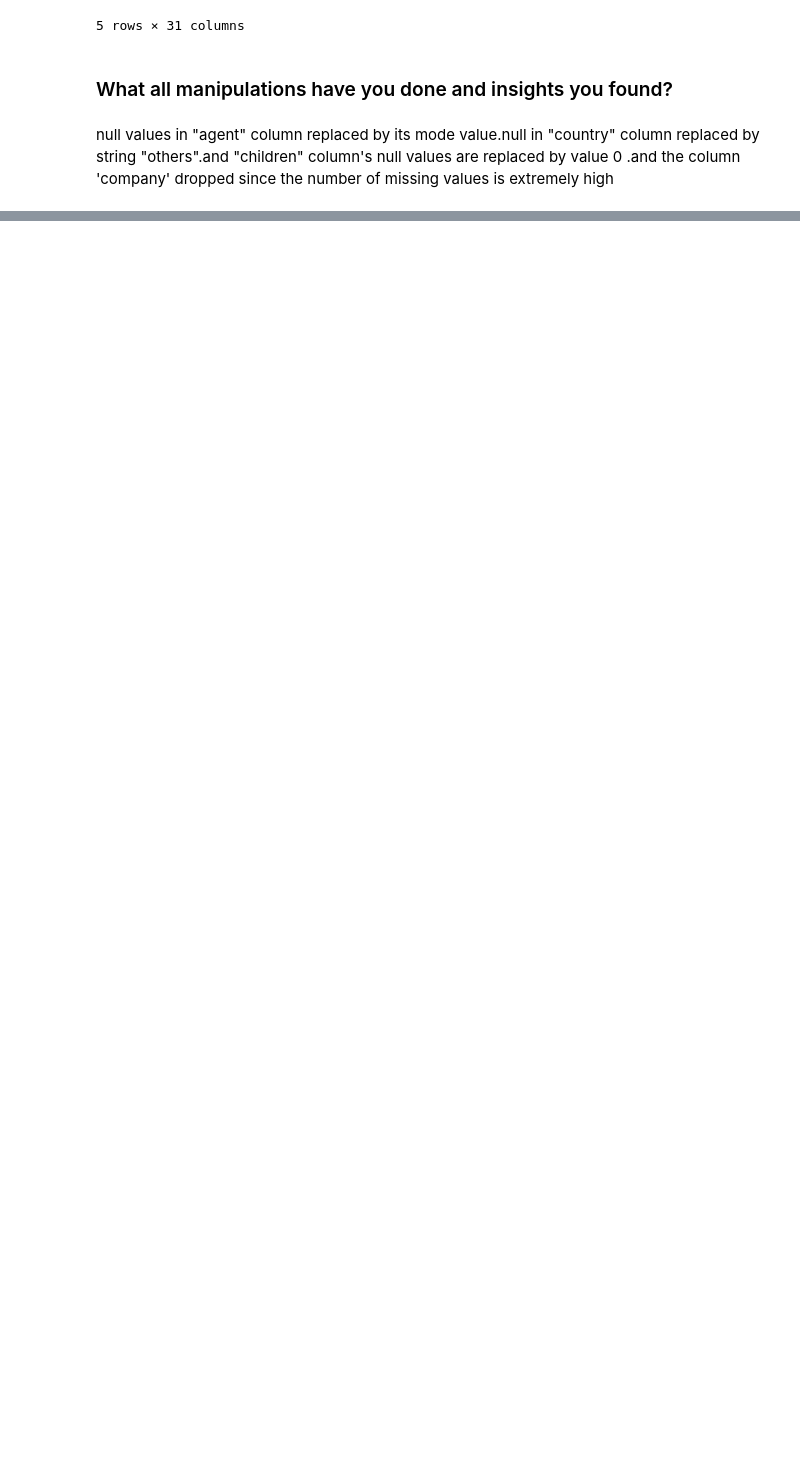
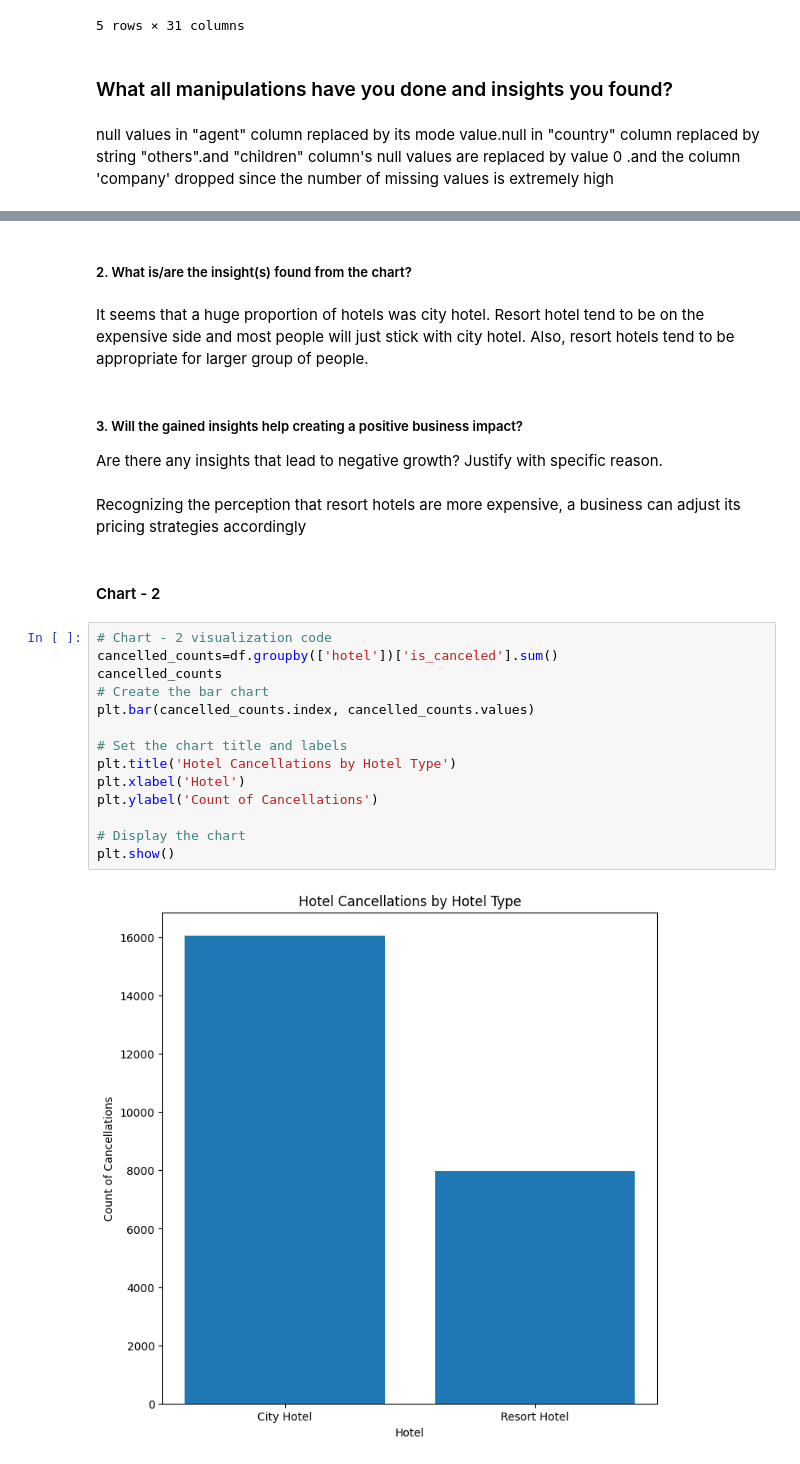
Before and after one commit to deepanshudagdi/EDA-Hotel-Bookings, a Jupyter notebook: EDA_hotel_booking_Samhitha_Template.ipynb, the cells around one changed output, grey strips where cells are left out. Drawn from its saved outputs; the diff is of its cells as text; blank space fills up the shorter version.

```diff
--- a/EDA_hotel_booking_Samhitha_Template.ipynb
+++ b/EDA_hotel_booking_Samhitha_Template.ipynb
@@ -326,0 +338,28 @@ null values in "agent" column replaced by its mode value.null in "country" colum
+# %% [markdown]
+##### 2. What is/are the insight(s) found from the chart?
+# %% [markdown]
+It seems that a huge proportion of hotels was city hotel. Resort hotel tend to be on the expensive side and most people will just stick with city hotel.
+Also, resort hotels tend to be appropriate for larger group of people.
+# %% [markdown]
+##### 3. Will the gained insights help creating a positive business impact?
+Are there any insights that lead to negative growth? Justify with specific reason.
+# %% [markdown]
+Recognizing the perception that resort hotels are more expensive, a business can adjust its pricing strategies accordingly
+# %% [markdown]
+#### Chart - 2
+# %%
+# Chart - 2 visualization code
+cancelled_counts=df.groupby(['hotel'])['is_canceled'].sum()
+cancelled_counts
+# Create the bar chart
+plt.bar(cancelled_counts.index, cancelled_counts.values)
+
+# Set the chart title and labels
+plt.title('Hotel Cancellations by Hotel Type')
+plt.xlabel('Hotel')
+plt.ylabel('Count of Cancellations')
+
+# Display the chart
+plt.show()
+# %% [output]
+[figure, added]
```
Also changed, not shown: parts of 37 cells of this notebook.
